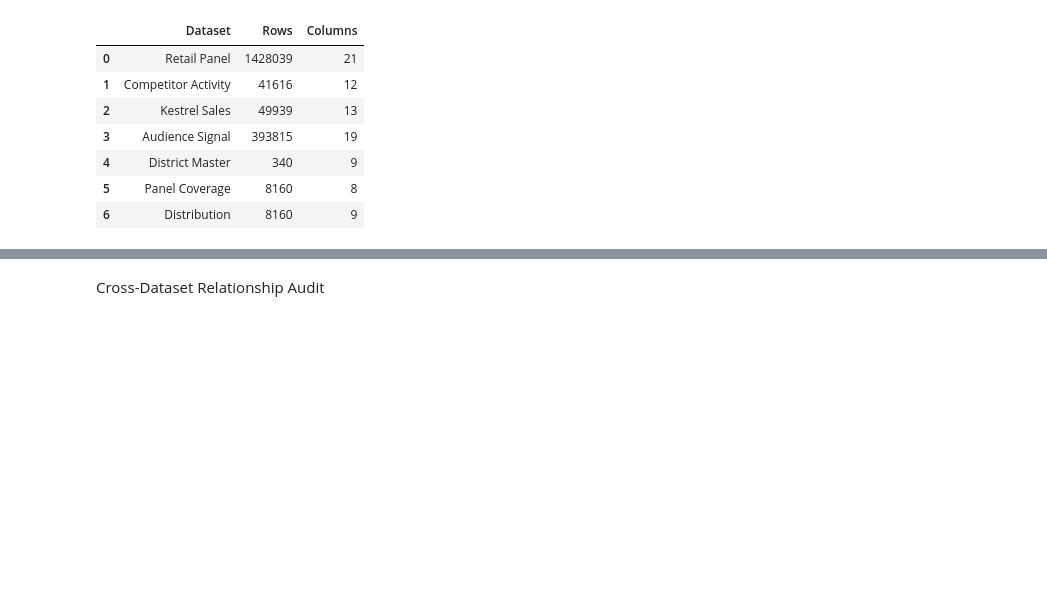
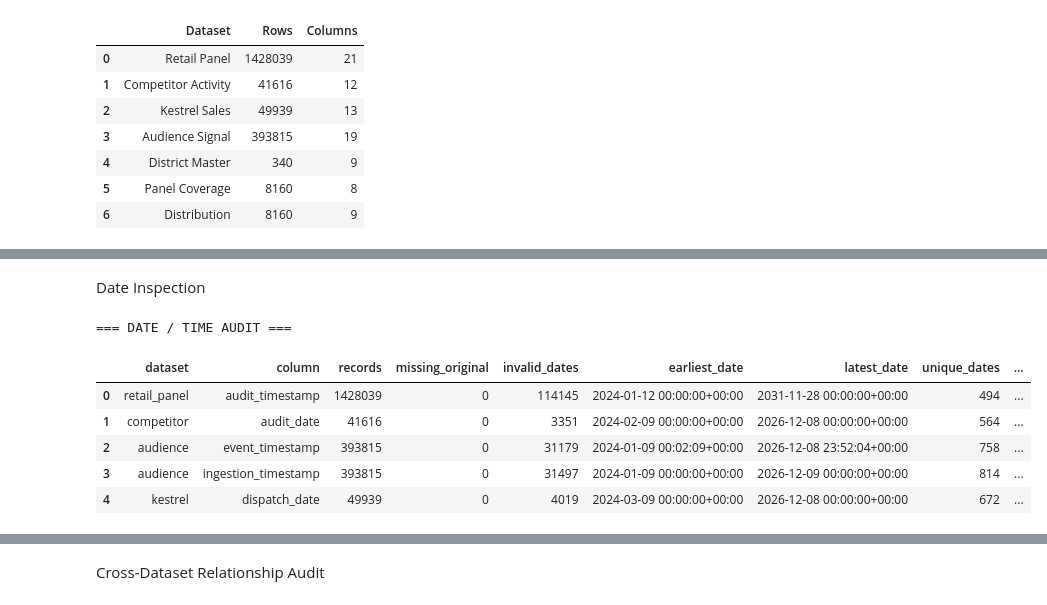
Before and after one commit to Sivahiteshreddy/Tailwyndz-Empty-On-The-Map, a Jupyter notebook: Notebooks/01_data_audit.ipynb, the cells around one changed output, grey strips where cells are left out. Cells and saved outputs as stored; diff of their text form; code cells hidden in the pictures; blank space fills up the shorter version.

Commit message:
Complete Phase 1 audit and document findings

```diff
--- a/Notebooks/01_data_audit.ipynb
+++ b/Notebooks/01_data_audit.ipynb
@@ -127,0 +239,72 @@ Distribution
+# %% [markdown]
+Date Inspection
+# %%
+# DATE / TIME AUDIT
+print("=== DATE / TIME AUDIT ===\n")
+
+date_columns = {
+    "retail_panel": ["audit_timestamp"],
+    "competitor": ["audit_date"],
+    "audience": ["event_timestamp", "ingestion_timestamp"],
+    "kestrel": ["dispatch_date"],
+}
+
+dataset_lookup = {
+    "retail_panel": retail_panel,
+    "competitor": competitor,
+    "audience": audience,
+    "kestrel": kestrel
+}
+
+date_audit_results = []
+
+for dataset_name, columns in date_columns.items():
+
+    df = dataset_lookup[dataset_name]
+
+    for column in columns:
+
+        raw = df[column]
+
+        # Parse only for audit purposes.
+        # Raw data is NOT modified.
+        parsed = pd.to_datetime(
+            raw,
+            errors="coerce",
+            format="mixed",
+            utc=True
+        )
+
+        original_non_missing = raw.notna()
+
+        # Count values that exist but cannot be parsed
+        invalid_dates = (
+            original_non_missing & parsed.isna()
+        ).sum()
+
+        date_audit_results.append({
+            "dataset": dataset_name,
+            "column": column,
+            "records": len(raw),
+            "missing_original": int(raw.isna().sum()),
+            "invalid_dates": int(invalid_dates),
+            "earliest_date": parsed.min(),
+            "latest_date": parsed.max(),
+            "unique_dates": int(parsed.dt.date.nunique()),
+            "parse_success_pct": round(
+                parsed.notna().mean() * 100,
+                2
+            )
+        })
+
+date_audit = pd.DataFrame(date_audit_results)
+
+display(date_audit)
+# %% [output]
+=== DATE / TIME AUDIT ===
+|  | dataset | column | records | missing_original | invalid_dates | earliest_date | latest_date | unique_dates | ... |
+| 0 | retail_panel | audit_timestamp | 1428039 | 0 | 114145 | 2024-01-12 00:00:00+00:00 | 2031-11-28 00:00:00+00:00 | 494 | ... |
+| 1 | competitor | audit_date | 41616 | 0 | 3351 | 2024-02-09 00:00:00+00:00 | 2026-12-08 00:00:00+00:00 | 564 | ... |
+| 2 | audience | event_timestamp | 393815 | 0 | 31179 | 2024-01-09 00:02:09+00:00 | 2026-12-08 23:52:04+00:00 | 758 | ... |
+| 3 | audience | ingestion_timestamp | 393815 | 0 | 31497 | 2024-01-09 00:00:00+00:00 | 2026-12-09 00:00:00+00:00 | 814 | ... |
+| 4 | kestrel | dispatch_date | 49939 | 0 | 4019 | 2024-03-09 00:00:00+00:00 | 2026-12-08 00:00:00+00:00 | 672 | ... |
```
Also changed, not shown: parts of 36 cells of this notebook, 2 other files.
